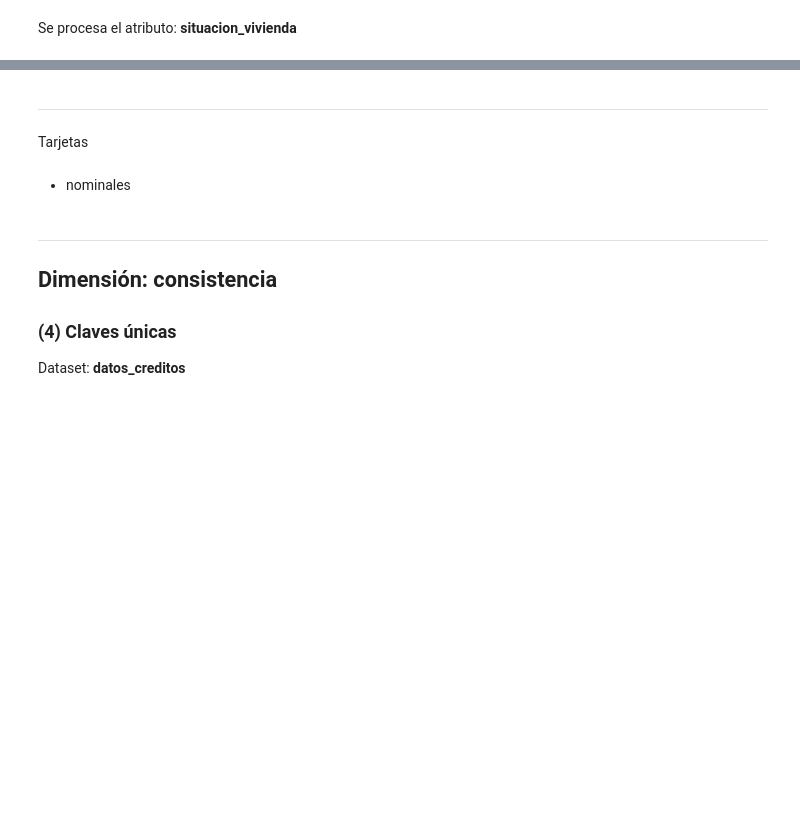
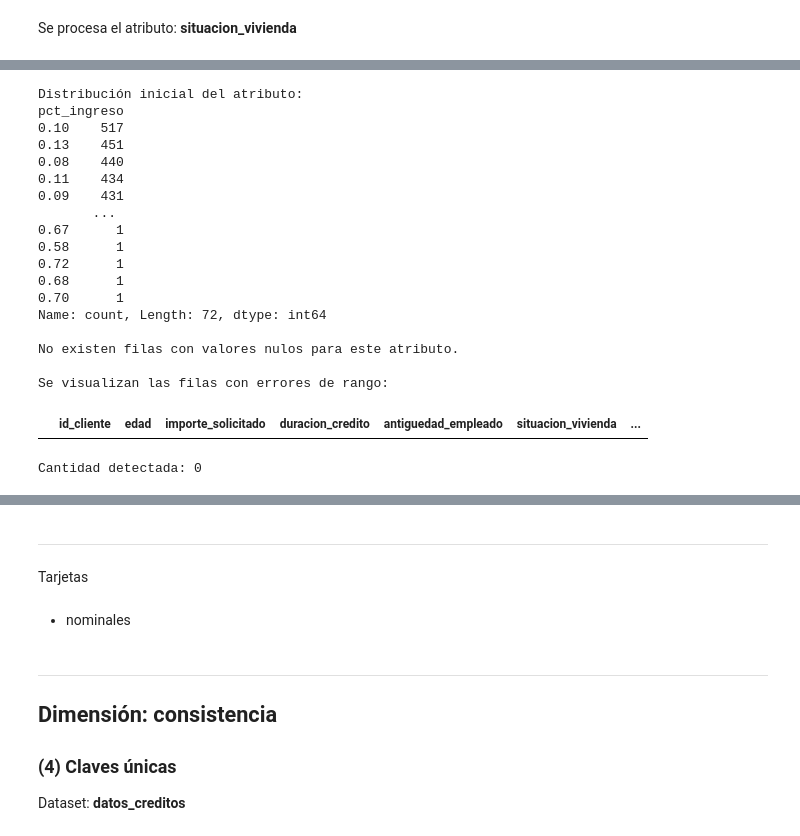
Before and after one commit to sdguzmano/13MBID-0724, a Jupyter notebook: notebooks/comprension-datos/CD03-Verificacion-calidad.ipynb, the cells around one changed output, grey strips where cells are left out. Saved outputs shown, nothing was run; the diff lists cells and outputs as text; code cells hidden in the pictures; blank space fills up the shorter version.

```diff
--- a/notebooks/comprension-datos/CD03-Verificacion-calidad.ipynb
+++ b/notebooks/comprension-datos/CD03-Verificacion-calidad.ipynb
@@ -302,0 +597,48 @@ print(f"Cantidad detectada: {resultado.shape[0]}")
+# %%
+#Verificar que los valores de cada atributo se encuentren dentro de los listados anexos
+
+#Atributo: objetivo_credito
+
+valores = df_creditos['pct_ingreso'].value_counts() #Conteo de ocurrencias por valor (not-null)
+print(f"Distribución inicial del atributo: \n{valores}\n")
+
+cantidad_nulos = len(df_creditos['pct_ingreso']) - df_creditos['pct_ingreso'].count() # Conteo de nulos
+
+if cantidad_nulos > 0:
+    print(f"Cantidad de nulos en el atributo: {cantidad_nulos}\n") # Impresión de la cantidad de nulos
+else:
+    print("No existen filas con valores nulos para este atributo.\n")
+
+
+# Se identifica y cuenta a los valores que no cumplen la condición definida
+
+
+# Se define una re de los valores validos según el anexo
+
+resultado = df_creditos[df_creditos['pct_ingreso'] < 0 | (df_creditos['pct_ingreso'] > 1)]
+
+print("Se visualizan las filas con errores de rango:")
+display(resultado) # Para visualizar las tuplas con valores nulos o erróneos
+
+print(f"Cantidad detectada: {resultado.shape[0]}")
+# %% [output]
+Distribución inicial del atributo:
+pct_ingreso
+0.10    517
+0.13    451
+0.08    440
+0.11    434
+0.09    431
+       ...
+0.67      1
+0.58      1
+0.72      1
+0.68      1
+0.70      1
+Name: count, Length: 72, dtype: int64
+
+No existen filas con valores nulos para este atributo.
+
+Se visualizan las filas con errores de rango:
+|  | id_cliente | edad | importe_solicitado | duracion_credito | antiguedad_empleado | situacion_vivienda | ... |
+Cantidad detectada: 0
```
Also changed, not shown: parts of 27 cells of this notebook, 3 other files.
